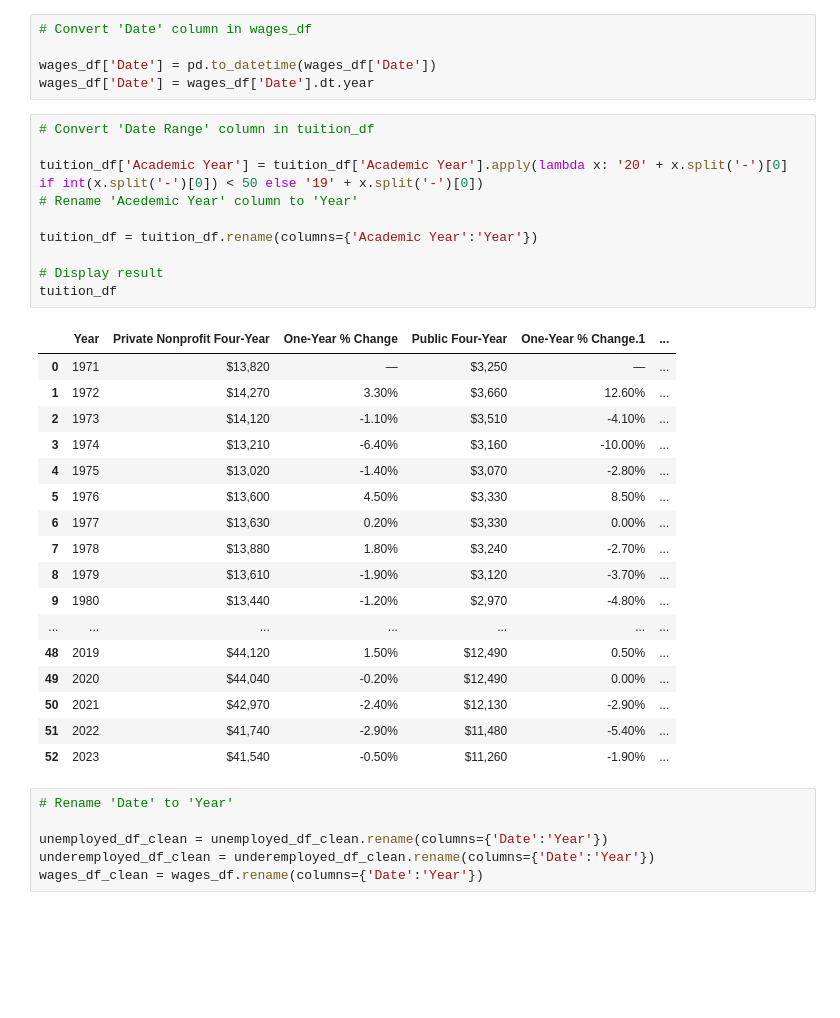
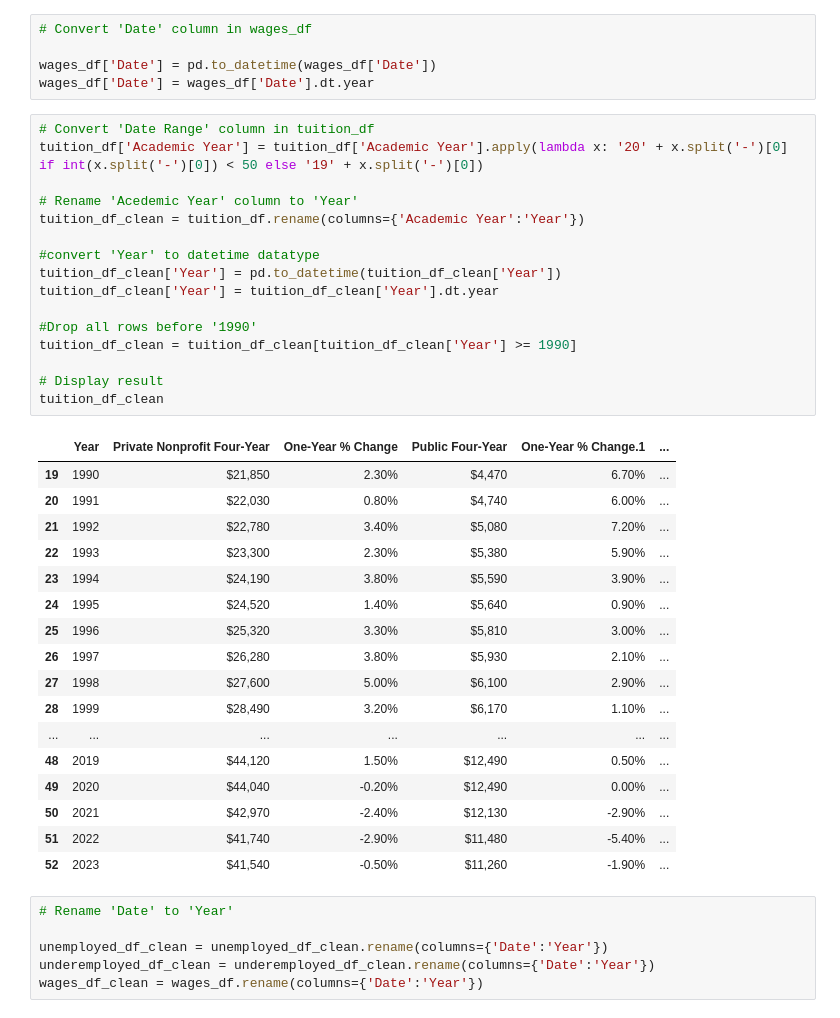
Before and after one commit to lordegraves/exploring_college_value, a Jupyter notebook: exploring_college_value.ipynb, the cells around one changed output. Cells and saved outputs as stored; diff of their text form; blank space fills up the shorter version.

```diff
--- a/exploring_college_value.ipynb
+++ b/exploring_college_value.ipynb
@@ -52,26 +52,32 @@ wages_df['Date'] = pd.to_datetime(wages_df['Date'])
 wages_df['Date'] = wages_df['Date'].dt.year
 # %%
 # Convert 'Date Range' column in tuition_df
+tuition_df['Academic Year'] = tuition_df['Academic Year'].apply(lambda x: '20' + x.split('-')[0] if int(x.split('-')[0]) < 50 else '19' + x.split('-')[0])
 
-tuition_df['Academic Year'] = tuition_df['Academic Year'].apply(lambda x: '20' + x.split('-')[0] if int(x.split('-')[0]) < 50 else '19' + x.split('-')[0])
 # Rename 'Acedemic Year' column to 'Year'
+tuition_df_clean = tuition_df.rename(columns={'Academic Year':'Year'})
 
-tuition_df = tuition_df.rename(columns={'Academic Year':'Year'})
+#convert 'Year' to datetime datatype
+tuition_df_clean['Year'] = pd.to_datetime(tuition_df_clean['Year'])
+tuition_df_clean['Year'] = tuition_df_clean['Year'].dt.year
+
+#Drop all rows before '1990'
+tuition_df_clean = tuition_df_clean[tuition_df_clean['Year'] >= 1990]
 
 # Display result
-tuition_df
+tuition_df_clean
 # %% [output]
 |  | Year | Private Nonprofit Four-Year | One-Year % Change | Public Four-Year | One-Year % Change.1 | ... |
-| 0 | 1971 | $13,820 | — | $3,250 | — | ... |
-| 1 | 1972 | $14,270 | 3.30% | $3,660 | 12.60% | ... |
-| 2 | 1973 | $14,120 | -1.10% | $3,510 | -4.10% | ... |
-| 3 | 1974 | $13,210 | -6.40% | $3,160 | -10.00% | ... |
-| 4 | 1975 | $13,020 | -1.40% | $3,070 | -2.80% | ... |
-| 5 | 1976 | $13,600 | 4.50% | $3,330 | 8.50% | ... |
-| 6 | 1977 | $13,630 | 0.20% | $3,330 | 0.00% | ... |
-| 7 | 1978 | $13,880 | 1.80% | $3,240 | -2.70% | ... |
-| 8 | 1979 | $13,610 | -1.90% | $3,120 | -3.70% | ... |
-| 9 | 1980 | $13,440 | -1.20% | $2,970 | -4.80% | ... |
+| 19 | 1990 | $21,850 | 2.30% | $4,470 | 6.70% | ... |
+| 20 | 1991 | $22,030 | 0.80% | $4,740 | 6.00% | ... |
+| 21 | 1992 | $22,780 | 3.40% | $5,080 | 7.20% | ... |
+| 22 | 1993 | $23,300 | 2.30% | $5,380 | 5.90% | ... |
+| 23 | 1994 | $24,190 | 3.80% | $5,590 | 3.90% | ... |
+| 24 | 1995 | $24,520 | 1.40% | $5,640 | 0.90% | ... |
+| 25 | 1996 | $25,320 | 3.30% | $5,810 | 3.00% | ... |
+| 26 | 1997 | $26,280 | 3.80% | $5,930 | 2.10% | ... |
+| 27 | 1998 | $27,600 | 5.00% | $6,100 | 2.90% | ... |
+| 28 | 1999 | $28,490 | 3.20% | $6,170 | 1.10% | ... |
 | ... | ... | ... | ... | ... | ... | ... |
 | 48 | 2019 | $44,120 | 1.50% | $12,490 | 0.50% | ... |
 | 49 | 2020 | $44,040 | -0.20% | $12,490 | 0.00% | ... |
```
Also changed, not shown: parts of 4 cells of this notebook.
